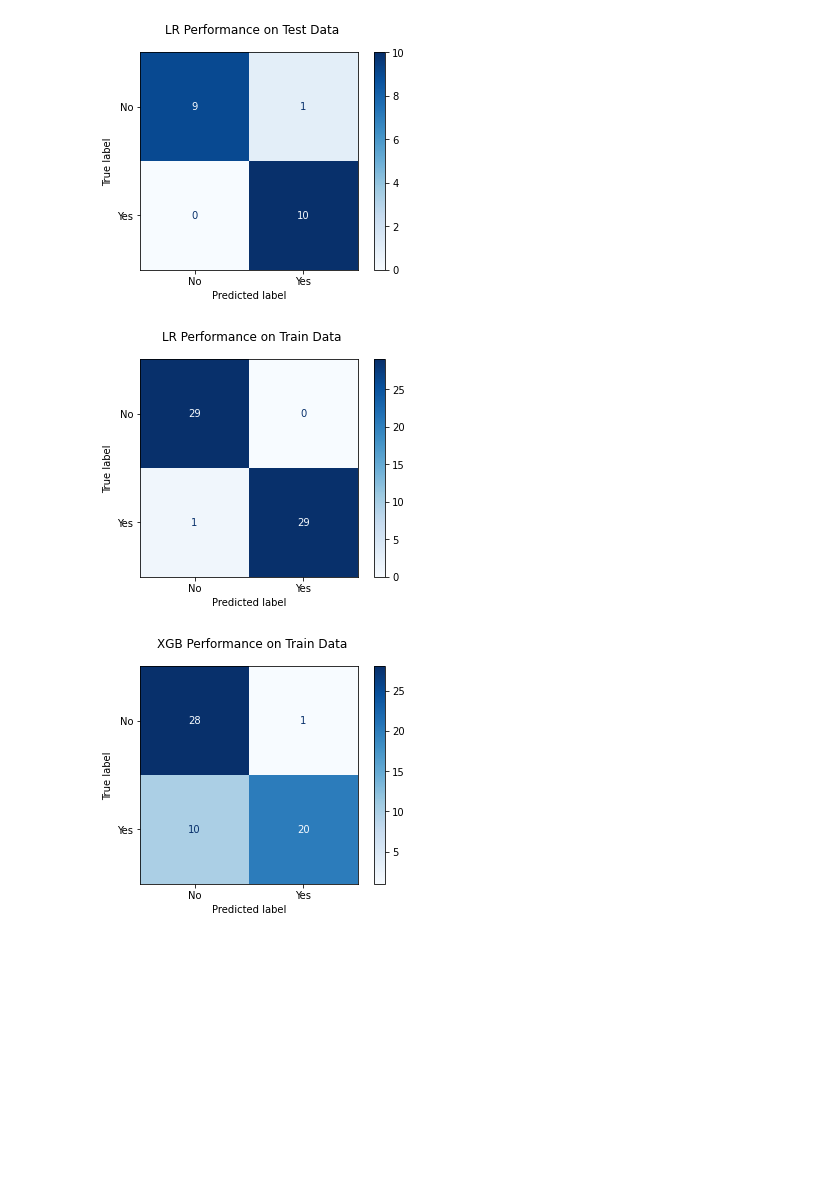
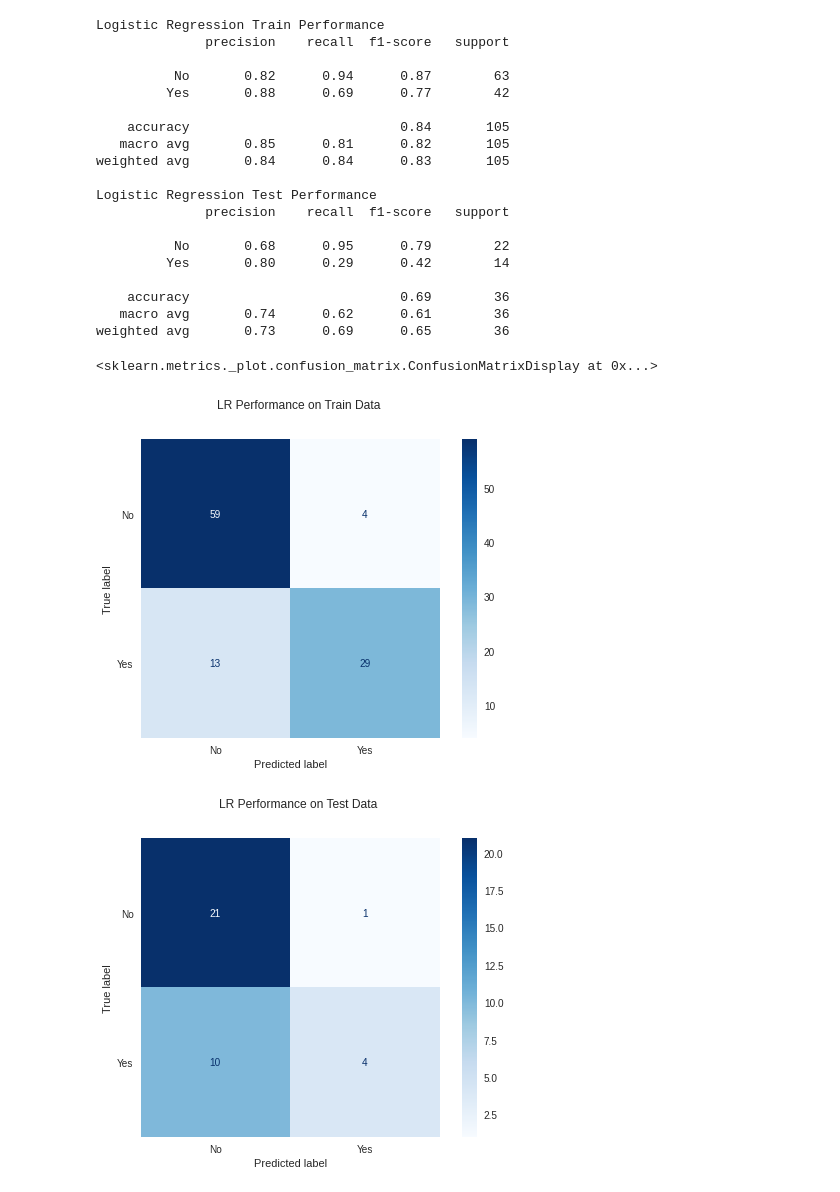
Before and after one commit to sachsac/teaching_data, a Jupyter notebook: TA_Hours_Model.ipynb, the cells around one changed output. Saved outputs shown, nothing was run; the diff lists cells and outputs as text; code cells hidden in the pictures; blank space fills up the shorter version.

```diff
--- a/TA_Hours_Model.ipynb
+++ b/TA_Hours_Model.ipynb
@@ -26,0 +52,5 @@ df.head()
+# %%
+df = data[['Cohort', 'Stack','Time (Pacific)', 'Date', 'Day of week', 'Pacific Time (Military)', 'Off Hours Request? Y/N']]
+#exclude the end times as they do not apply to first contact
+#only needed one of the Time columns since they represent the same thing
+df.head()
@@ -54,6 +104,6 @@ from xgboost import XGBClassifier
 # %%
 #although it is the same data set, we need to redo our train test split and preprocessing steps
-X = df.drop(columns =['Off Hours Request? Y/N', 'Time in Military']) #Time in Military mostly used for analysis purposes
+X = df.drop(columns =['Off Hours Request? Y/N', 'Time (Pacific)', 'Pacific Time (Military)']) #Times/ Time in Military mostly used for analysis purposes
 y = df['Off Hours Request? Y/N']
 # %%
 X_train, X_test, y_train, y_test = train_test_split(X, y, random_state = 42, stratify = y)
@@ -76,4 +126,3 @@ num_tuple = (scaler, num_selector)
 cat_tuple = (encoder, cat_selector)
 # %%
 col_trans = make_column_transformer(num_tuple, cat_tuple)
-col_trans.fit(X_train)
@@ -87,5 +129,5 @@ ColumnTransformer(transformers=[('standardscaler', StandardScaler(),
 # %%
-X_train = col_trans.transform(X_train)
+X_train = col_trans.fit_transform(X_train)
 X_test = col_trans.transform(X_test)
 # %%
 print('Baseline Training Accuracy:')
@@ -152,18 +148,40 @@ weighted avg       0.95      0.95      0.95        20
 # %%
+lr = LogisticRegression(random_state=42)
+lr.fit(X_train, y_train)
+y_pred = lr.predict(X_test)
+print('Logistic Regression Train Performance')
+print(metrics.classification_report(y_train, lr.predict(X_train)))
+print('Logistic Regression Test Performance')
+print(metrics.classification_report(y_test, y_pred))
+display(plot_confusion_matrix(lr, X_train, y_train, cmap = 'Blues', values_format = 'd'))
+plt.grid(alpha=0)
+plt.suptitle('LR Performance on Train Data')
 plot_confusion_matrix(lr, X_test, y_test, cmap = 'Blues', values_format = 'd')
+plt.grid(alpha=0)
 plt.suptitle('LR Performance on Test Data');
 #the confusion matrix shows us visually what the classification report says
 #however, it also really shows us how small this data set is
 # %% [output]
+Logistic Regression Train Performance
+              precision    recall  f1-score   support
+
+          No       0.82      0.94      0.87        63
+         Yes       0.88      0.69      0.77        42
+
+    accuracy                           0.84       105
+   macro avg       0.85      0.81      0.82       105
+weighted avg       0.84      0.84      0.83       105
+
+Logistic Regression Test Performance
+              precision    recall  f1-score   support
+
+          No       0.68      0.95      0.79        22
+         Yes       0.80      0.29      0.42        14
+
+    accuracy                           0.69        36
+   macro avg       0.74      0.62      0.61        36
+weighted avg       0.73      0.69      0.65        36
+<sklearn.metrics._plot.confusion_matrix.ConfusionMatrixDisplay at 0x...>
-[figure, old version]
+[figure, new version]
+[figure, added]
-# %%
-plot_confusion_matrix(lr, X_train, y_train, cmap = 'Blues', values_format = 'd')
-plt.suptitle('LR Performance on Train Data');
-# %% [output]
-[figure, removed]
-# %%
-plot_confusion_matrix(xgb, X_train, y_train, cmap = 'Blues', values_format = 'd')
-plt.suptitle('XGB Performance on Train Data');
-# %% [output]
-[figure, removed]
 # %%
```
Also changed, not shown: parts of 35 cells of this notebook.
